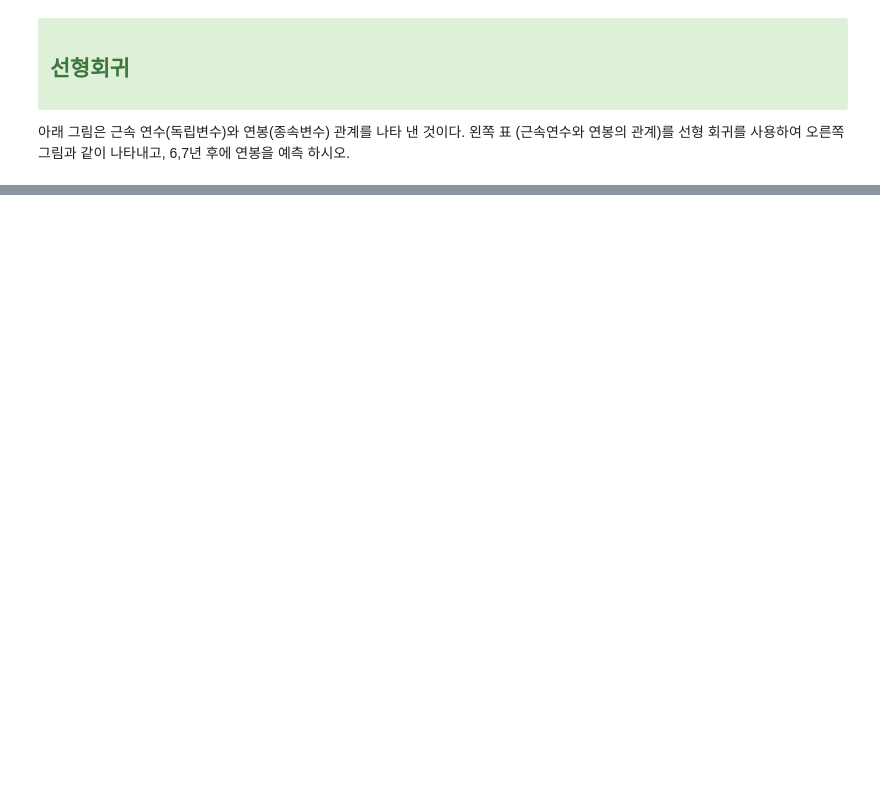
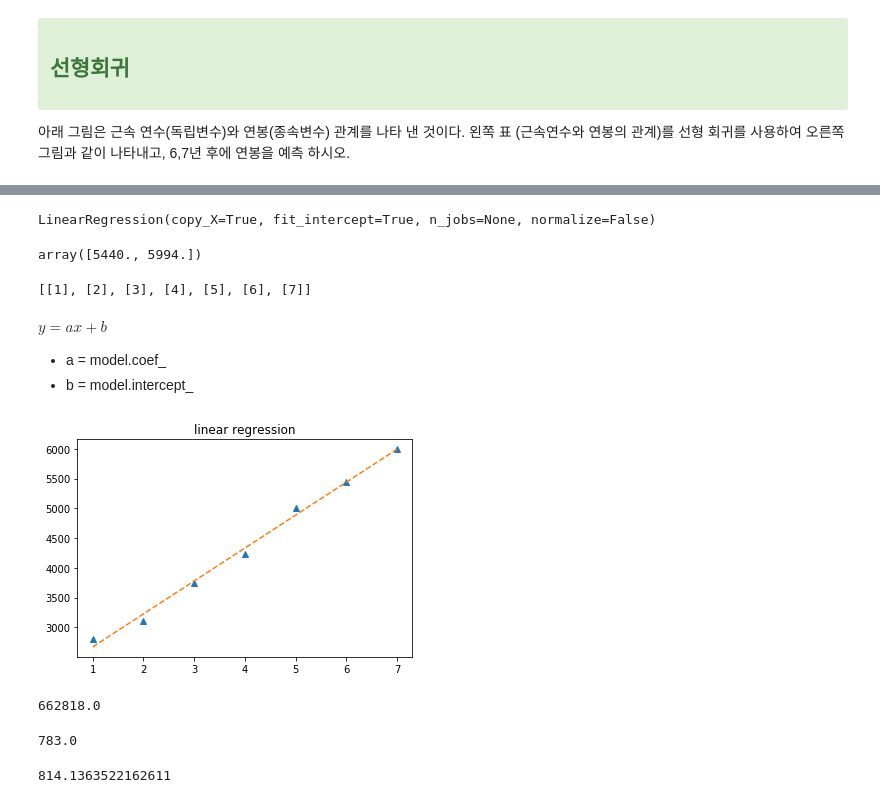
Before and after one commit to hoesungryu/blockchain-devML-course, a Jupyter notebook: code/Day03/Day03_02 linear regression.ipynb, the cells around one changed output, grey strips where cells are left out. Drawn from its saved outputs; the diff is of its cells as text; code cells hidden in the pictures; blank space fills up the shorter version.

```diff
--- a/code/Day03/Day03_02 linear regression.ipynb
+++ b/code/Day03/Day03_02 linear regression.ipynb
@@ -10,0 +11,37 @@
+# %%
+X_train = [[1],[2],[3],[4],[5]]
+y_train = [2800, 3100, 3750, 4240, 5000]
+
+X_test =[[6],[7]]
+# %%
+from sklearn.linear_model import LinearRegression
+model = LinearRegression() # 모델정의
+model.fit(X_train, y_train) # 모델학습
+# %% [output]
+LinearRegression(copy_X=True, fit_intercept=True, n_jobs=None, normalize=False)
+# %%
+y_pred = model.predict(X_test) # 예측
+# %%
+y_pred
+# %% [output]
+array([5440., 5994.])
+# %%
+X_train+X_test
+# %% [output]
+[[1], [2], [3], [4], [5], [6], [7]]
+# %% [markdown]
+$y= ax+ b $
+- a = model.coef_
+- b = model.intercept_
+# %%
+import matplotlib.pyplot as plt
+plt.title('linear regression')
+# 데이타 분포
+plt.plot(X_train+X_test, y_train+ list(y_pred), '^')
+
+# 예측한 선형 모델
+x = range(1,8)
+plt.plot(x, model.coef_*x + model.intercept_, '--' )
+plt.show()
+# %% [output]
+[figure, added]
@@ -10,0 +50,19 @@
+# %%
+# 평가
+# 1. MSE
+from sklearn.metrics import mean_squared_error
+mean_squared_error(y_pred, y_test)
+# %% [output]
+662818.0
+# %%
+# 2. MAE
+from sklearn.metrics import mean_absolute_error
+mean_absolute_error(y_pred, y_test)
+# %% [output]
+783.0
+# %%
+# 3. RMSE
+import numpy as np
+np.sqrt(mean_squared_error(y_pred, y_test))
+# %% [output]
+814.1363522162611
```
Also changed, not shown: parts of 2 cells of this notebook, 18 other files.
